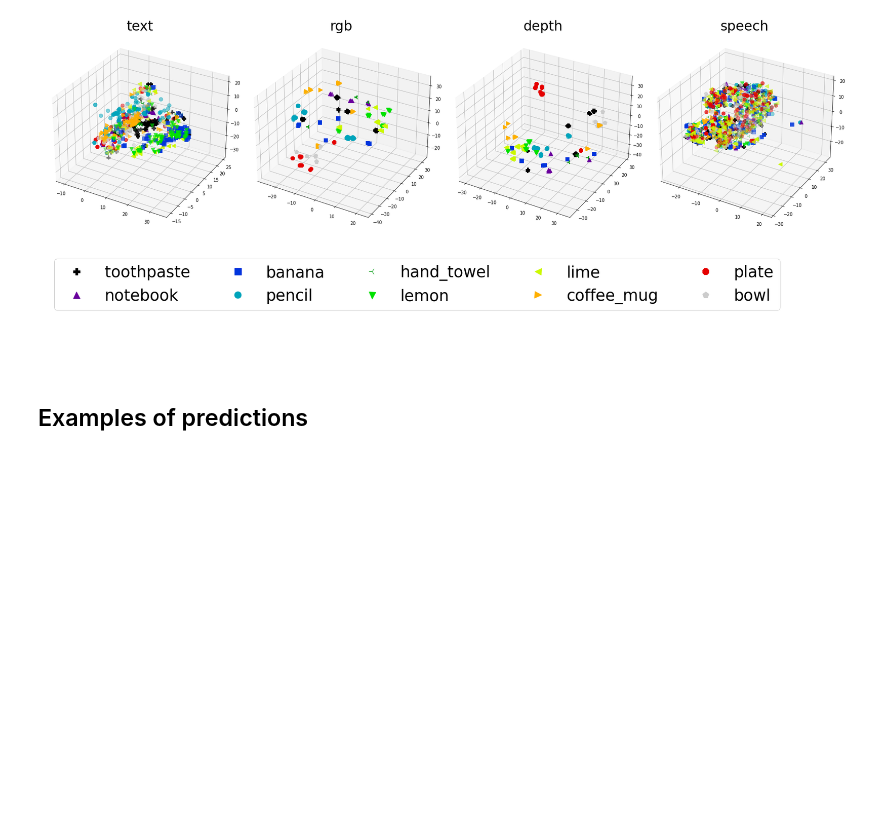
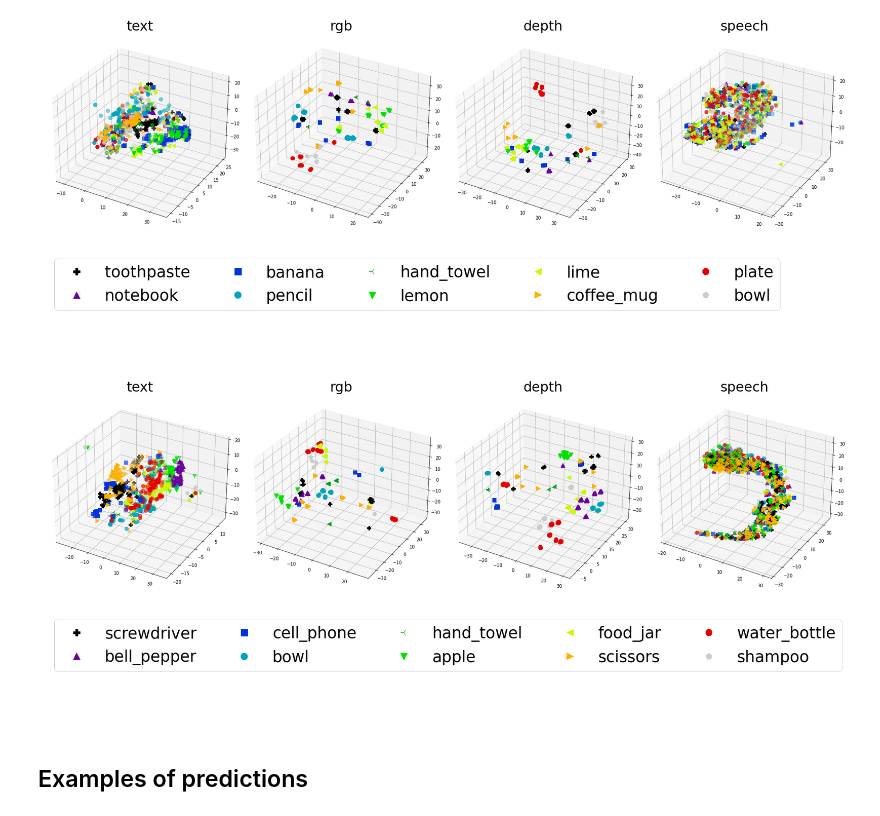
Before and after one commit to kasraprime/EMMA, a Jupyter notebook: Code/Notebook.ipynb, the cells around one changed output. Drawn from its saved outputs; the diff is of its cells as text; code cells hidden in the pictures; blank space fills up the shorter version.

Commit message:
new analysis and graphs

```diff
--- a/Code/Notebook.ipynb
+++ b/Code/Notebook.ipynb
@@ -64,7 +64,14 @@ def load_configs():
     parser.add_argument('--metric_sample_size', default=4, type=int)
     parser.add_argument('--method', default='supervised-contrastive', type=str)
     parser.add_argument('--optimizer', default='SGD', type=str)
+    parser.add_argument('--candidate_constraint', default='unique_instances', type=str)
+    parser.add_argument('--metric_sample_size_similar', default=1, type=int)
+    parser.add_argument('--noise', default='clean', type=str)
     parser.add_argument('--ot_solver', default='POT', type=str)
+    parser.add_argument('--drop_train_data', default=0, type=float)
+    parser.add_argument('--drop_train_data_objects', default='objects', type=str, help='inputs are: objects, randomly')
+    parser.add_argument('--lm', default='bert', type=str, help='language models for text embeddings: bert, bart-base, bart-large, t5')
+    parser.add_argument('--zero_out_negatives_supcon', default=0, type=int)
 
 
     args = parser.parse_args(args=[])
@@ -1549,7 +1949,8 @@ from sklearn.manifold import TSNE
 # outputs = pickle.load(open('results/4M-mma-simple-SGD-cosine-submodalities-text-anchor-gold-no_neg_sampling-1024/seed-24/outputs.pkl', 'rb'))
 # outputs = pickle.load(open('results/4M-eMMA-cosine-submodalities-text-anchor-gold-no_neg_sampling-1024/seed-42/outputs.pkl', 'rb'))
 # outputs = pickle.load(open('results/exp-supcon-emma-lard-64-relu-SGD-0.001-unique_objects-gold-no_neg_sampling-1024/seed-42/outputs.pkl', 'rb'))
-outputs = pickle.load(open('results/exp-0.99-train-supcon-lard-64-relu-SGD-0.001-unique_objects-gold-no_neg_sampling-1024/seed-42/outputs.pkl', 'rb'))
+# outputs = pickle.load(open('results/exp-0.99-train-supcon-lard-64-relu-SGD-0.001-unique_objects-gold-no_neg_sampling-1024/seed-42/outputs.pkl', 'rb'))
+outputs = pickle.load(open('results/exp-0.99-train-supcon-emma-lard-64-relu-SGD-0.001-unique_objects-gold-no_neg_sampling-1024/seed-42/outputs.pkl', 'rb'))
 
 embeddings = np.concatenate((outputs['test']['language'], outputs['test']['rgb'], outputs['test']['depth'], outputs['test']['audio']), axis=0)
 num_modalities = 4
@@ -1729,6 +2081,61 @@ plt.show()
 # %% [output]
 [figure]
 [figure]
+# %%
+# 3D T-SNE
+import matplotlib
+# Plot those points as a scatter plot and label them based on the pred labels
+# classes = np.unique(outputs['test']['object_names'])[0:10]
+# classes = np.random.choice(np.unique(outputs['test']['object_names']), 10)
+# classes = np.array(['bowl', 'plate', 'toothbrush', 'shampoo', 'food_can', 'lemon', 'book', 'eye_glasses', 'apple', 'toothpaste'])
+# classes = np.array(['toothpaste', 'notebook', 'banana', 'pencil', 'hand_towel', 'lemon', 'lime', 'coffee_mug', 'plate', 'bowl'])
+classes = np.array(['screwdriver', 'bell_pepper', 'cell_phone', 'bowl', 'hand_towel', 'apple', 'food_jar', 'scissors', 'water_bottle', 'shampoo'])
+
+modality = ['text', 'rgb', 'depth', 'speech']
+
+
+cmap = plt.get_cmap('nipy_spectral', len(classes))
+# cmap = cm.get_cmap('tab20')
+markers = ['x', '^', 'o', '3']
+markers = ['P', '^', 's', 'o', '3', 'v', '<', '>', '8', 'p', '*', 'h', 'H', 'D', 'd', 'X']
+
+
+fig = plt.figure(figsize=(25,20))
+for idx in range(len(all_projections_3D)):
+    ax = fig.add_subplot(1,4,idx+1,projection='3d')
+    projections = all_projections_3D[idx]
+    for obj_idx, lab in enumerate(classes):
+        indices = np.where(np.array(outputs['test']['object_names'])==lab)
+        # ax.scatter(projections[indices,0], projections[indices,1], projections[indices,2], c=np.array(cmap(np.where(classes == lab))).reshape(1,4), marker=markers[idx], label=lab, alpha=0.5)
+        ax.scatter(projections[indices,0], projections[indices,1], projections[indices,2], c=np.array(cmap(np.where(classes == lab))).reshape(1,4), marker=markers[obj_idx], s=70, label=lab)
+        # ax.scatter(projections[indices,0], projections[indices,1], projections[indices,2], c=np.array(cmap(np.where(classes == lab))).reshape(1,4), s=70, label=lab)
+        ax.set_title(modality[idx], size=30)
+
+
+colors = []
+for idx in range(len(classes)):
+    rgba = cmap(idx)
+    c = matplotlib.colors.rgb2hex(rgba)
+    colors.append(c)
+
+# handles_modal = [plt.plot([], [], markers[i], markerfacecolor='w', markeredgecolor='k')[0] for i in range(len(markers))]
+# labels_modal = ['text', 'rgb', 'depth', 'speech']
+
+handles_class = [plt.plot([], [], color=colors[i], marker=markers[i], markersize=15, linestyle='None')[0] for i in range(len(colors))]
+# handles_class = [plt.plot([], [], color=colors[i], markersize=15, marker='o', linestyle='None')[0] for i in range(len(colors))]
+labels_class = list(classes)
+
+fig.tight_layout()
+fig.legend(handles_class, labels_class, loc = (0.02, 0.15), framealpha=1, ncol=5, fontsize=35)
+# fig.legend(handles_modal+handles_class, labels_modal+labels_class, loc='lower center', framealpha=1, ncol=4, fontsize=30)
+# leg = fig.legend(handles=handles_modal, labels=labels_modal, loc='lower left', title="Modality")
+# fig.legend(handles=handles_class, labels=labels_class, loc='lower right', title="Categories")
+# ax.add_artist(leg)
+# plt.savefig('result-analysis/3D-tsne-exp-supcon-emma-lard-64-relu-SGD-0.001-unique_objects-gold-no_neg_sampling-1024'+'.pdf')
+plt.savefig('result-analysis/3D-tsne-exp-0.99-train-supcon-emma-lard-64-relu-SGD-0.001-unique_objects-gold-no_neg_sampling-1024'+'.pdf')
+plt.show()
+# %% [output]
+[figure, added]
 # %% [markdown]
 ## Examples of predictions
 # %%
```
Also changed, not shown: parts of 18 cells of this notebook, 38 other files.
